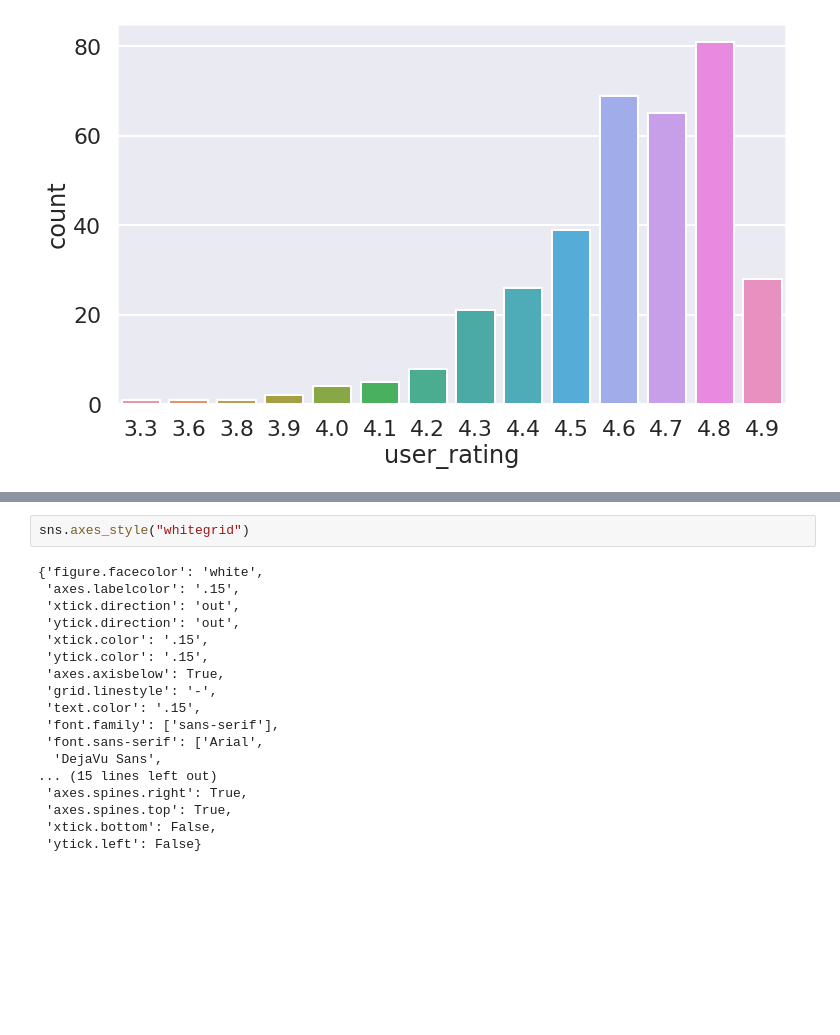
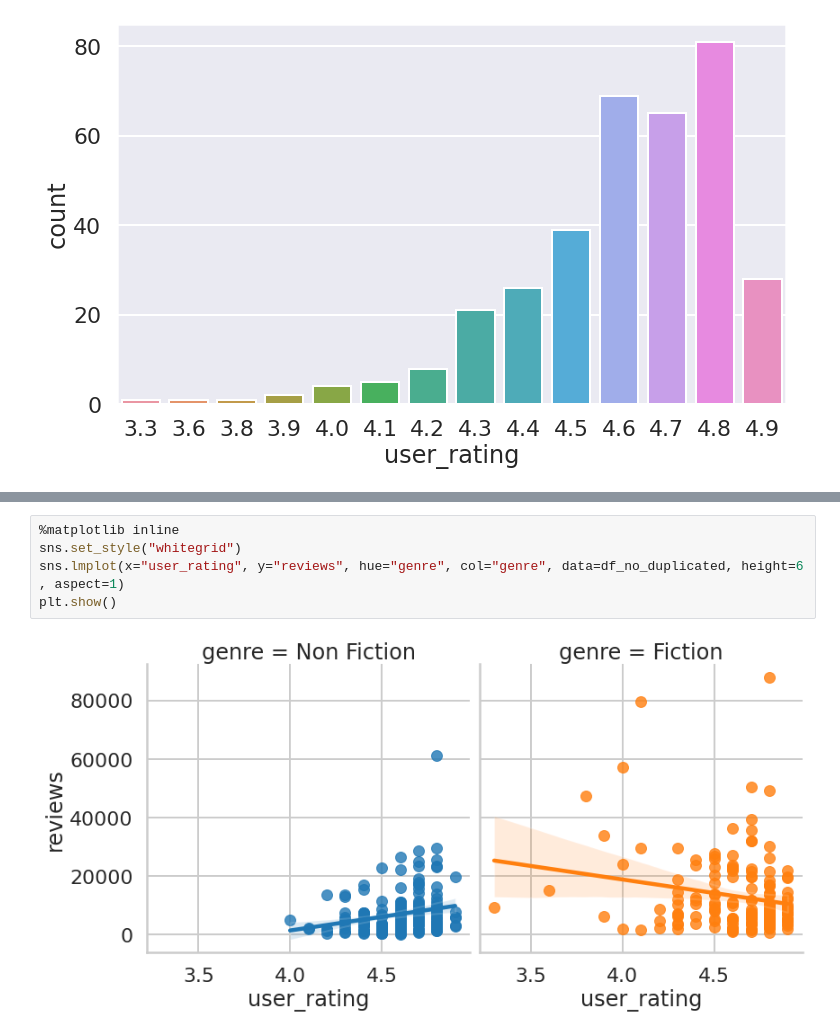
Before and after one commit to PavelStelmakhV/hw303-data-visualization, a Jupyter notebook: Hw2.3.ipynb, the cells around one changed output, grey strips where cells are left out. Drawn from its saved outputs; the diff is of its cells as text; blank space fills up the shorter version.

```diff
--- a/Hw2.3.ipynb
+++ b/Hw2.3.ipynb
@@ -285,20 +291,7 @@ plt.show()
-# %%
-sns.axes_style("whitegrid")
-# %% [output]
-{'figure.facecolor': 'white',
- 'axes.labelcolor': '.15',
- 'xtick.direction': 'out',
- 'ytick.direction': 'out',
- 'xtick.color': '.15',
- 'ytick.color': '.15',
- 'axes.axisbelow': True,
- 'grid.linestyle': '-',
- 'text.color': '.15',
- 'font.family': ['sans-serif'],
- 'font.sans-serif': ['Arial',
-  'DejaVu Sans',
-... (15 lines left out)
- 'axes.spines.right': True,
- 'axes.spines.top': True,
- 'xtick.bottom': False,
- 'ytick.left': False}
+# %%
+%matplotlib inline
+sns.set_style("whitegrid")
+sns.lmplot(x="user_rating", y="reviews", hue="genre", col="genre", data=df_no_duplicated, height=6 , aspect=1)
+plt.show()
+# %% [output]
+[figure, added]
```
Also changed, not shown: parts of 1 cell of this notebook.
